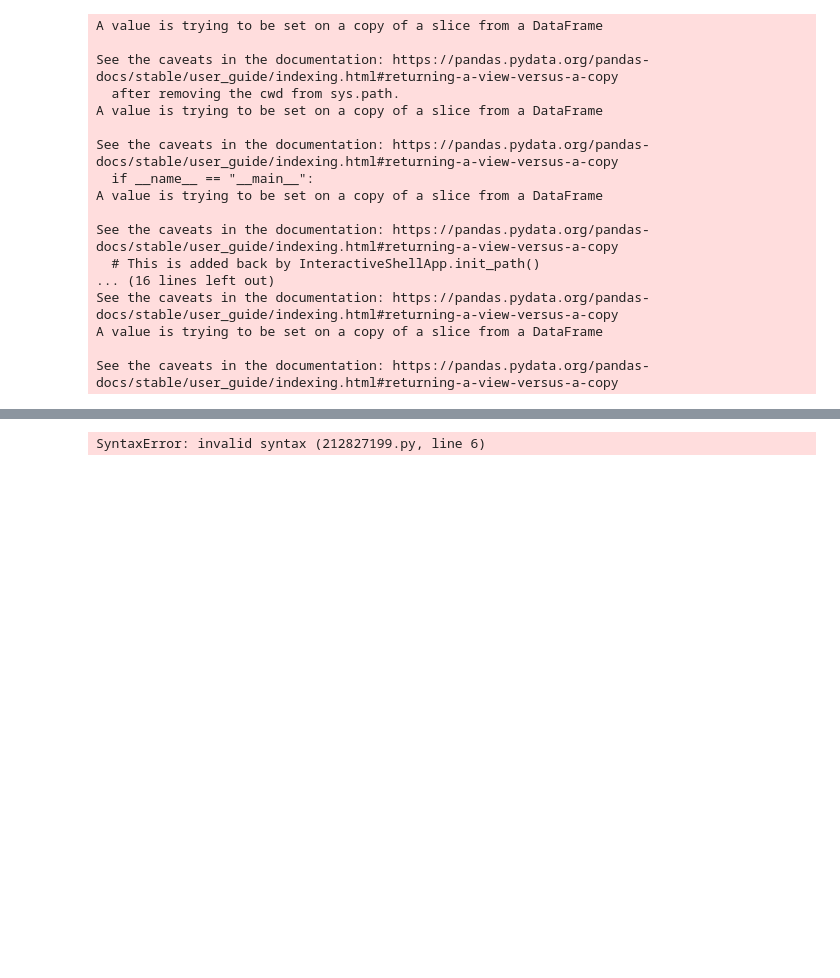
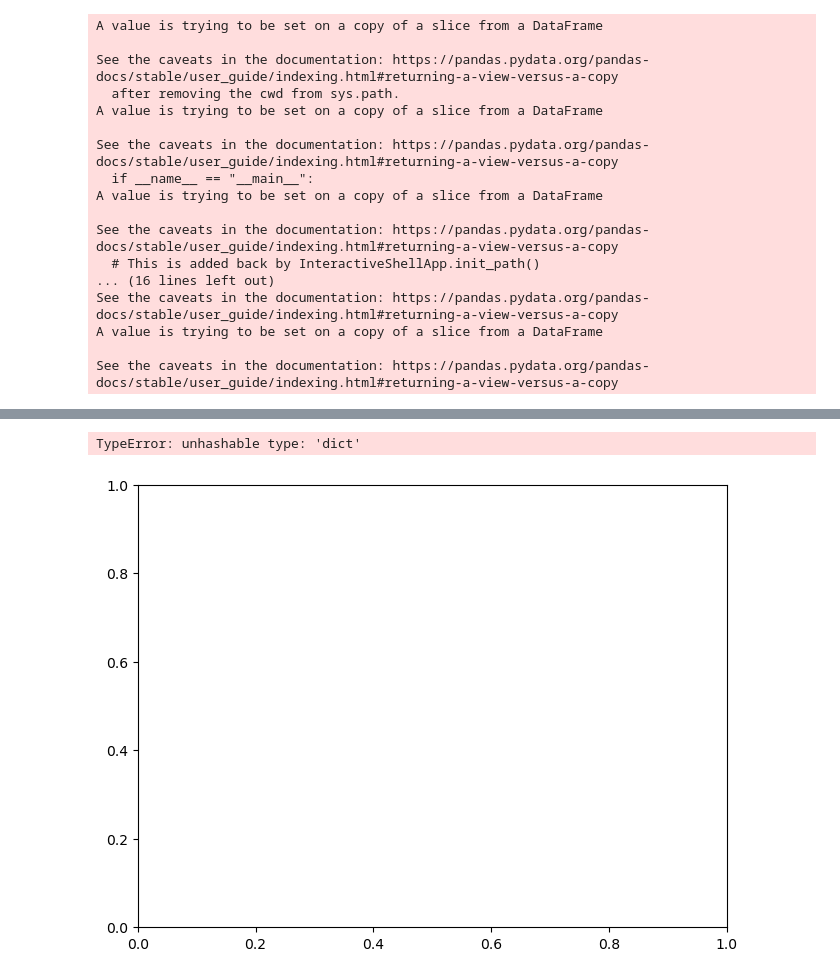
Before and after one commit to Hensonkk/NBA-VS-WNBA, a Jupyter notebook: Attendance Analysis.ipynb, the cells around one changed output, grey strips where cells are left out. Drawn from its saved outputs; the diff is of its cells as text; code cells hidden in the pictures; blank space fills up the shorter version.

```diff
--- a/Attendance Analysis.ipynb
+++ b/Attendance Analysis.ipynb
@@ -170,29 +185,30 @@ for year in range(2019,2024):
 # %%
 nba_cities = ['Atlanta','Chicago','Dallas','Indiana','Los Angeles','Phoenix','Minnesota','New York', "San Francisco",'Oklahoma City']
 wnba_cities = ['Atlanta','Chicago','Dallas','Indiana','Los Angeles','Phoenix','Minnesota','New York','Las Vegas','Seattle']
 cities = nba_cities + wnba_cities
 cities_percent = {}
 for city in cities:
-    nba = dict(nba_attendance[nba_attendance["City"] == city]["Year"]: nba_attendance[nba_attendance["City"] == city]["Overall Percent"])
-    wnba = dict(wnba_attendance[wnba_attendance["City"] == city]["Year"]: wnba_attendance[wnba_attendance["City"] == city]["Overall Percent"])
+    nba = {str(nba_attendance[nba_attendance["City"] == city]["Year"]): nba_attendance[nba_attendance["City"] == city]["Overall Percent"]}
+    wnba = {str(wnba_attendance[wnba_attendance["City"] == city]["Year"]): wnba_attendance[wnba_attendance["City"] == city]["Overall Percent"]}
     cities_percent[city] = (nba, wnba)
 
 x = np.arange(len(cities))
 width = 0.25
 multiplier = 0
 
 fix, ax = plt.subplots(layout = 'constrained')
 
 for city, percent in cities_percent.items():
     offset = width * multiplier
     rects = ax.bar(x + offset, percent, width, label = city)
     ax.bar_label(rects, padding = 3)
     multiplier += 1
 
 ax.set_ylabel('Attendance Capacity by %')
 ax.set_title('Hmm')
 ax.set_xticks(x + width, cities)
 # ax.legend(loc = 'upper left', len(cities))
 ax.set_ylim(0,250)
 # %% [output]
-SyntaxError: invalid syntax (212827199.py, line 6)
+TypeError: unhashable type: 'dict'
+[figure, added]
```
Also changed, not shown: parts of 3 cells of this notebook.
